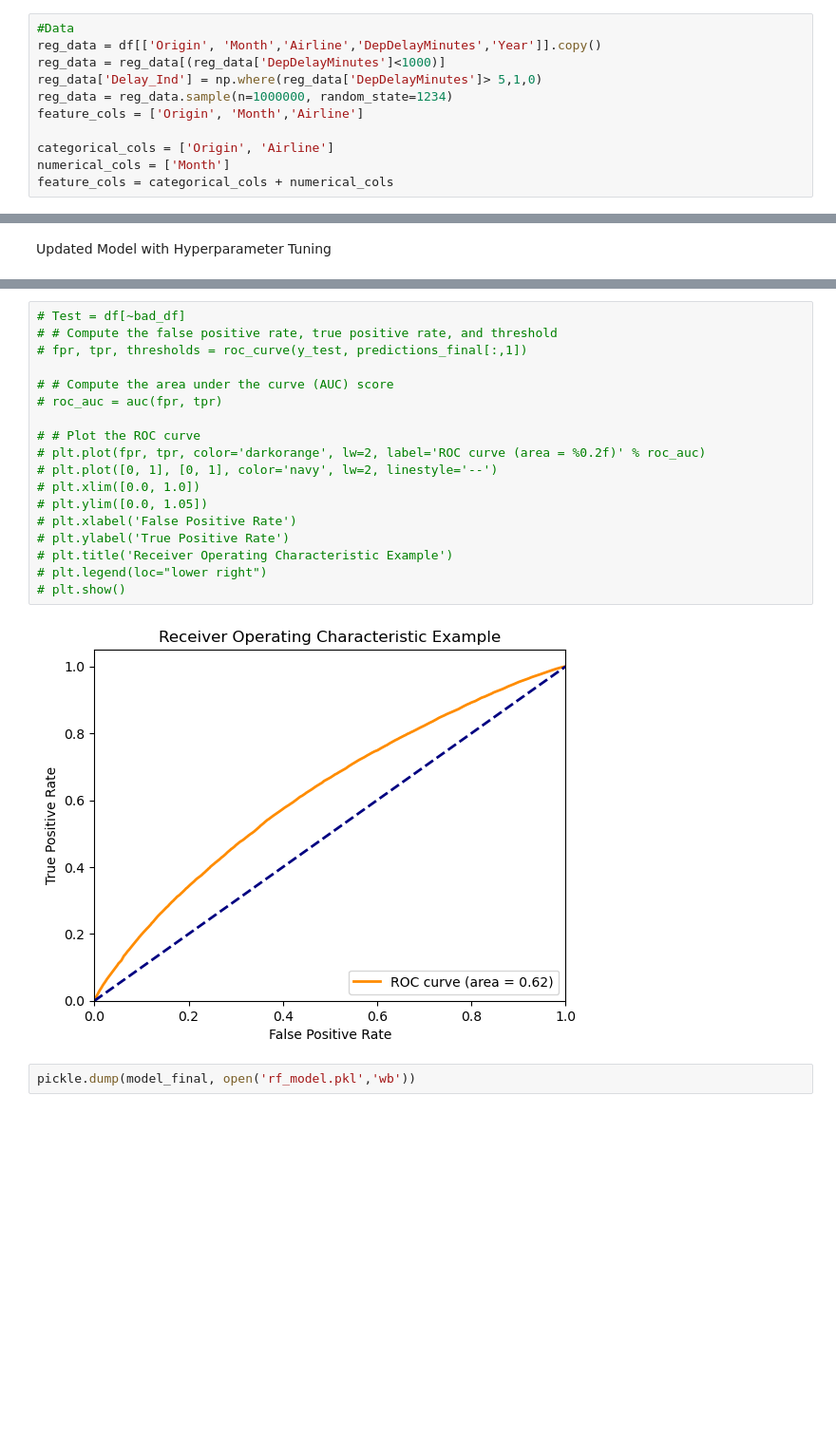
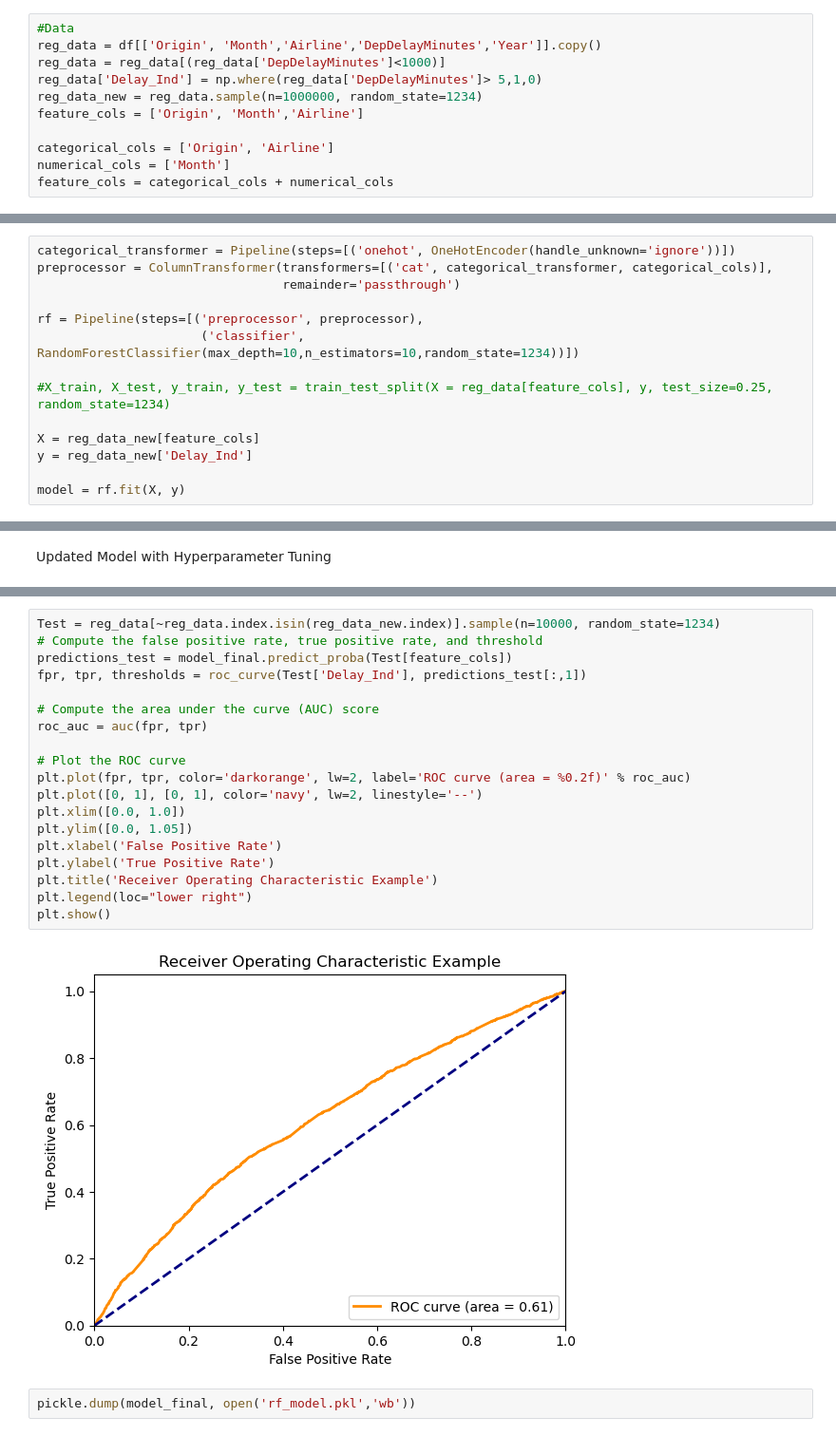
Before and after one commit to kboyd12/CSE6242_Project, a Jupyter notebook: src/model/rf_classifier.ipynb, the cells around one changed output, grey strips where cells are left out. Shown: that part at 95% size. Saved outputs shown, nothing was run; the diff lists cells and outputs as text; blank space fills up the shorter version.

Commit message:
Update rf_classifier.ipynb
Updated ROC model evaluation

```diff
--- a/src/model/rf_classifier.ipynb
+++ b/src/model/rf_classifier.ipynb
@@ -38,7 +38,7 @@ Data is from Jan 2018 to July 2022
 reg_data = df[['Origin', 'Month','Airline','DepDelayMinutes','Year']].copy()
 reg_data = reg_data[(reg_data['DepDelayMinutes']<1000)]
 reg_data['Delay_Ind'] = np.where(reg_data['DepDelayMinutes']> 5,1,0)
-reg_data = reg_data.sample(n=1000000, random_state=1234)
+reg_data_new = reg_data.sample(n=1000000, random_state=1234)
 feature_cols = ['Origin', 'Month','Airline']
 
 categorical_cols = ['Origin', 'Airline']
@@ -61,3 +47,17 @@ model = rf.fit(X, y)
+# %%
+categorical_transformer = Pipeline(steps=[('onehot', OneHotEncoder(handle_unknown='ignore'))])
+preprocessor = ColumnTransformer(transformers=[('cat', categorical_transformer, categorical_cols)],
+                                 remainder='passthrough')
+
+rf = Pipeline(steps=[('preprocessor', preprocessor),
+                      ('classifier', RandomForestClassifier(max_depth=10,n_estimators=10,random_state=1234))])
+
+#X_train, X_test, y_train, y_test = train_test_split(X = reg_data[feature_cols], y, test_size=0.25, random_state=1234)
+
+X = reg_data_new[feature_cols]
+y = reg_data_new['Delay_Ind']
+
+model = rf.fit(X, y)
 # %% [markdown]
 Random Forest Classifier - Initial Model
 # %%
@@ -115,25 +106,26 @@ rf_final = Pipeline(steps=[('preprocessor', preprocessor),
 
 model_final = rf_final.fit(X, y)
 # %%
-# Test = df[~bad_df]
-# # Compute the false positive rate, true positive rate, and threshold
-# fpr, tpr, thresholds = roc_curve(y_test, predictions_final[:,1])
+Test = reg_data[~reg_data.index.isin(reg_data_new.index)].sample(n=10000, random_state=1234)
+# Compute the false positive rate, true positive rate, and threshold
+predictions_test = model_final.predict_proba(Test[feature_cols])
+fpr, tpr, thresholds = roc_curve(Test['Delay_Ind'], predictions_test[:,1])
 
-# # Compute the area under the curve (AUC) score
-# roc_auc = auc(fpr, tpr)
+# Compute the area under the curve (AUC) score
+roc_auc = auc(fpr, tpr)
 
-# # Plot the ROC curve
-# plt.plot(fpr, tpr, color='darkorange', lw=2, label='ROC curve (area = %0.2f)' % roc_auc)
-# plt.plot([0, 1], [0, 1], color='navy', lw=2, linestyle='--')
-# plt.xlim([0.0, 1.0])
-# plt.ylim([0.0, 1.05])
-# plt.xlabel('False Positive Rate')
-# plt.ylabel('True Positive Rate')
-# plt.title('Receiver Operating Characteristic Example')
-# plt.legend(loc="lower right")
-# plt.show()
+# Plot the ROC curve
+plt.plot(fpr, tpr, color='darkorange', lw=2, label='ROC curve (area = %0.2f)' % roc_auc)
+plt.plot([0, 1], [0, 1], color='navy', lw=2, linestyle='--')
+plt.xlim([0.0, 1.0])
+plt.ylim([0.0, 1.05])
+plt.xlabel('False Positive Rate')
+plt.ylabel('True Positive Rate')
+plt.title('Receiver Operating Characteristic Example')
+plt.legend(loc="lower right")
+plt.show()
 # %% [output]
-[figure, old version]
+[figure, new version]
 # %%
 pickle.dump(model_final, open('rf_model.pkl','wb'))
 # %%
```
Also changed, not shown: parts of 4 cells of this notebook.
